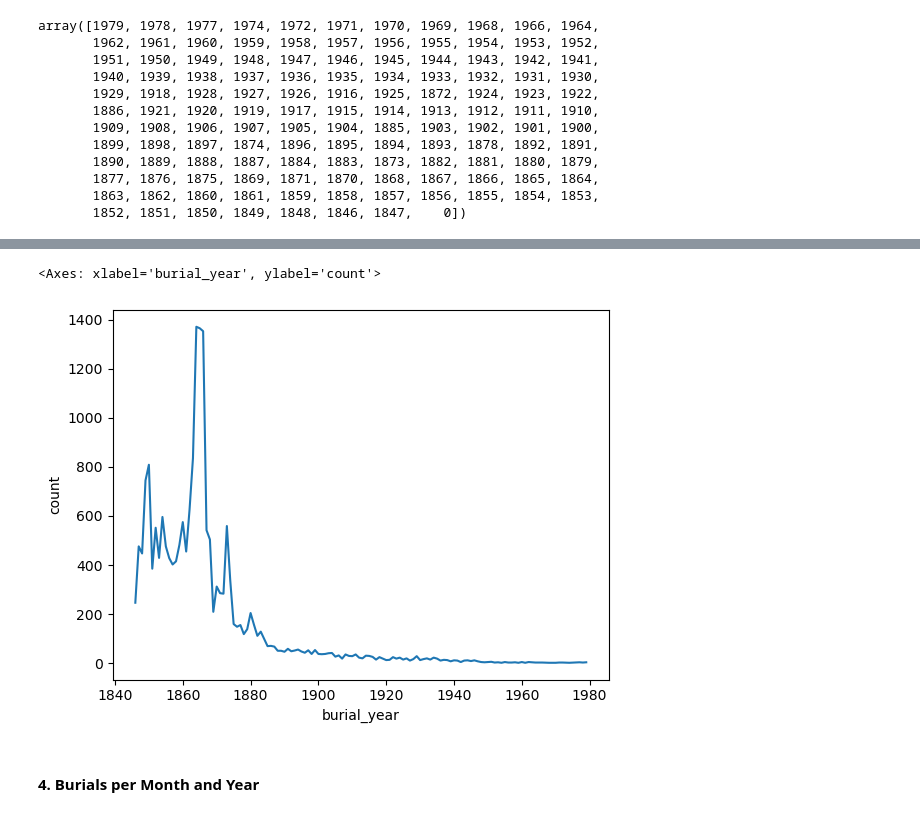
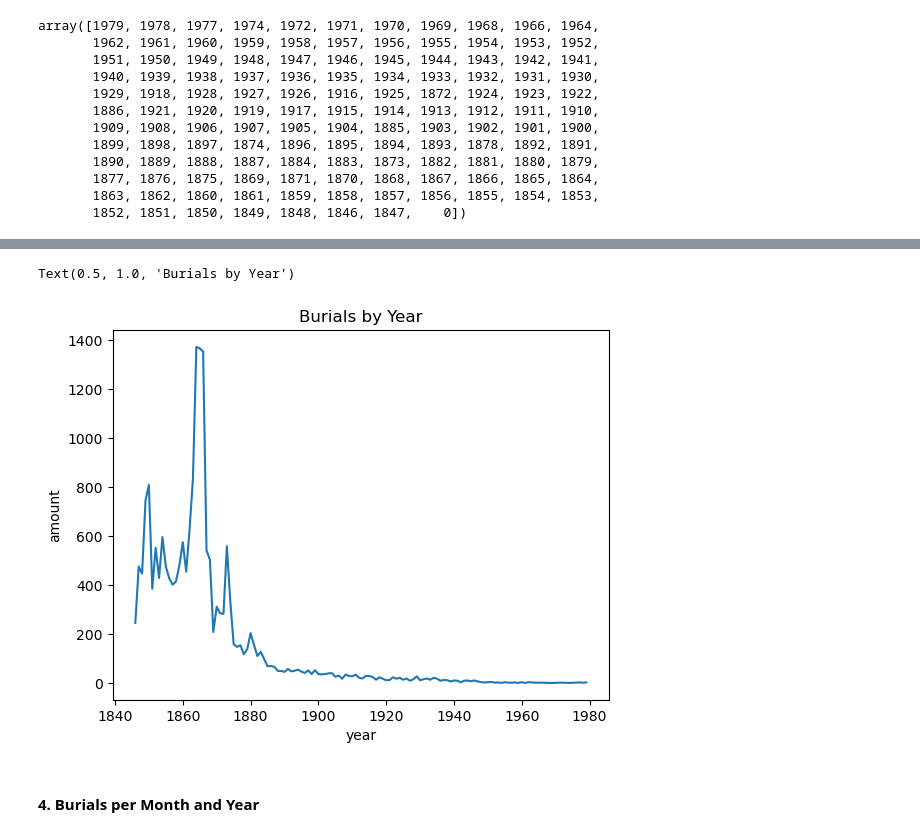
Before and after one commit to NSS-Data-Analytics-Cohort-10/advanced-pandas-megyg6, a Jupyter notebook: notebooks/nash_city_cemetery_pandas.ipynb, the cells around one changed output, grey strips where cells are left out. Saved outputs shown, nothing was run; the diff lists cells and outputs as text; code cells hidden in the pictures.

```diff
--- a/notebooks/nash_city_cemetery_pandas.ipynb
+++ b/notebooks/nash_city_cemetery_pandas.ipynb
@@ -197,0 +164,2 @@ year_counts
+# %%
+cemetery_df=cemetery_df.drop(cemetery_df[cemetery_df["burial_year"]==0].index)
@@ -198,9 +202,12 @@ year_counts
 # %%
 
 sns.lineplot(data=year_counts, x="burial_year", y="count")
+plt.xlabel("year")
+plt.ylabel("amount")
+plt.title("Burials by Year")
 # %% [output]
-<Axes: xlabel='burial_year', ylabel='count'>
+Text(0.5, 1.0, 'Burials by Year')
-[figure, old version]
+[figure, new version]
 # %% [markdown]
 #### 4. **Burials per Month and Year**
 # %% [markdown]
```
Also changed, not shown: parts of 38 cells of this notebook.
